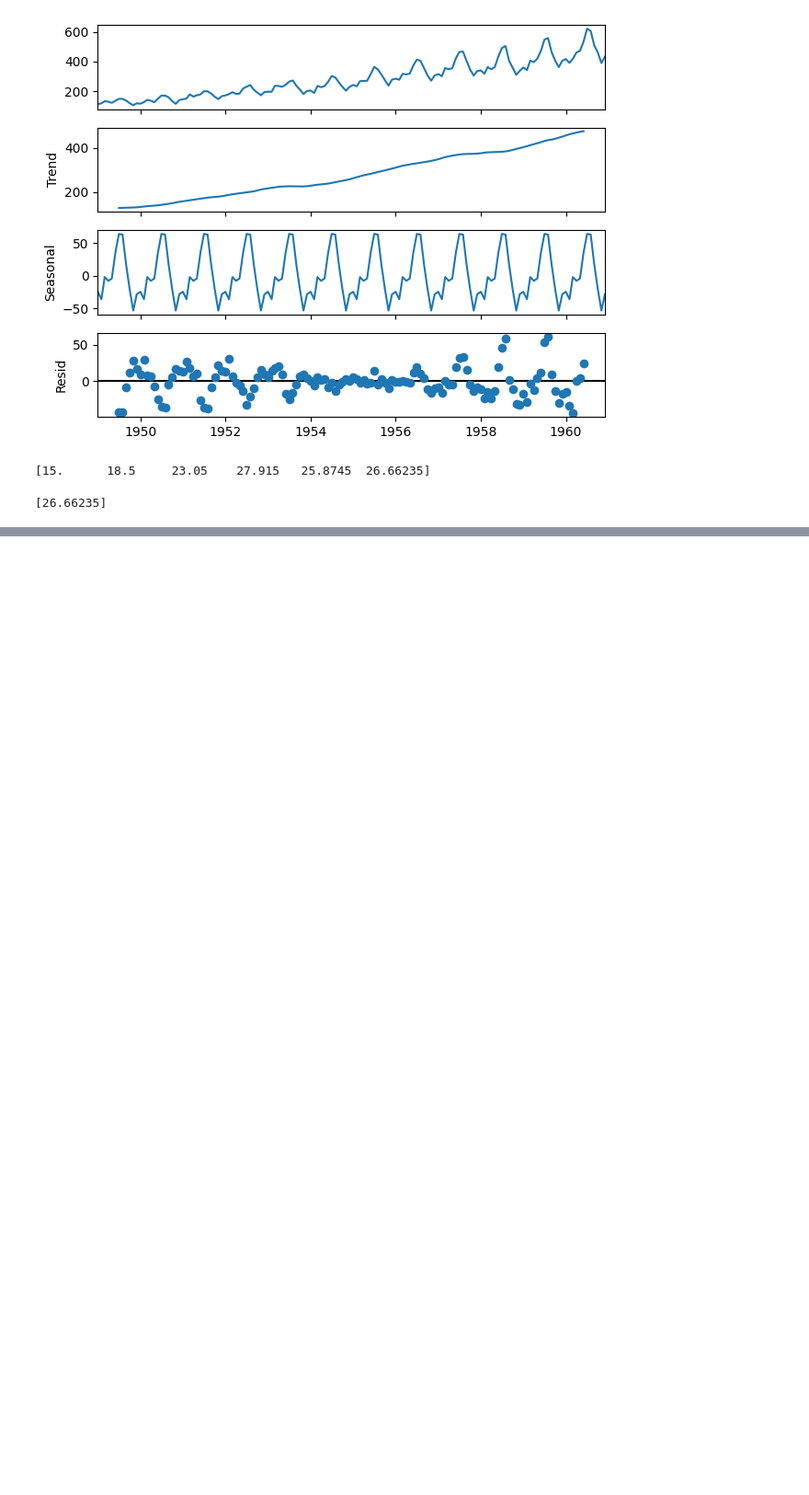
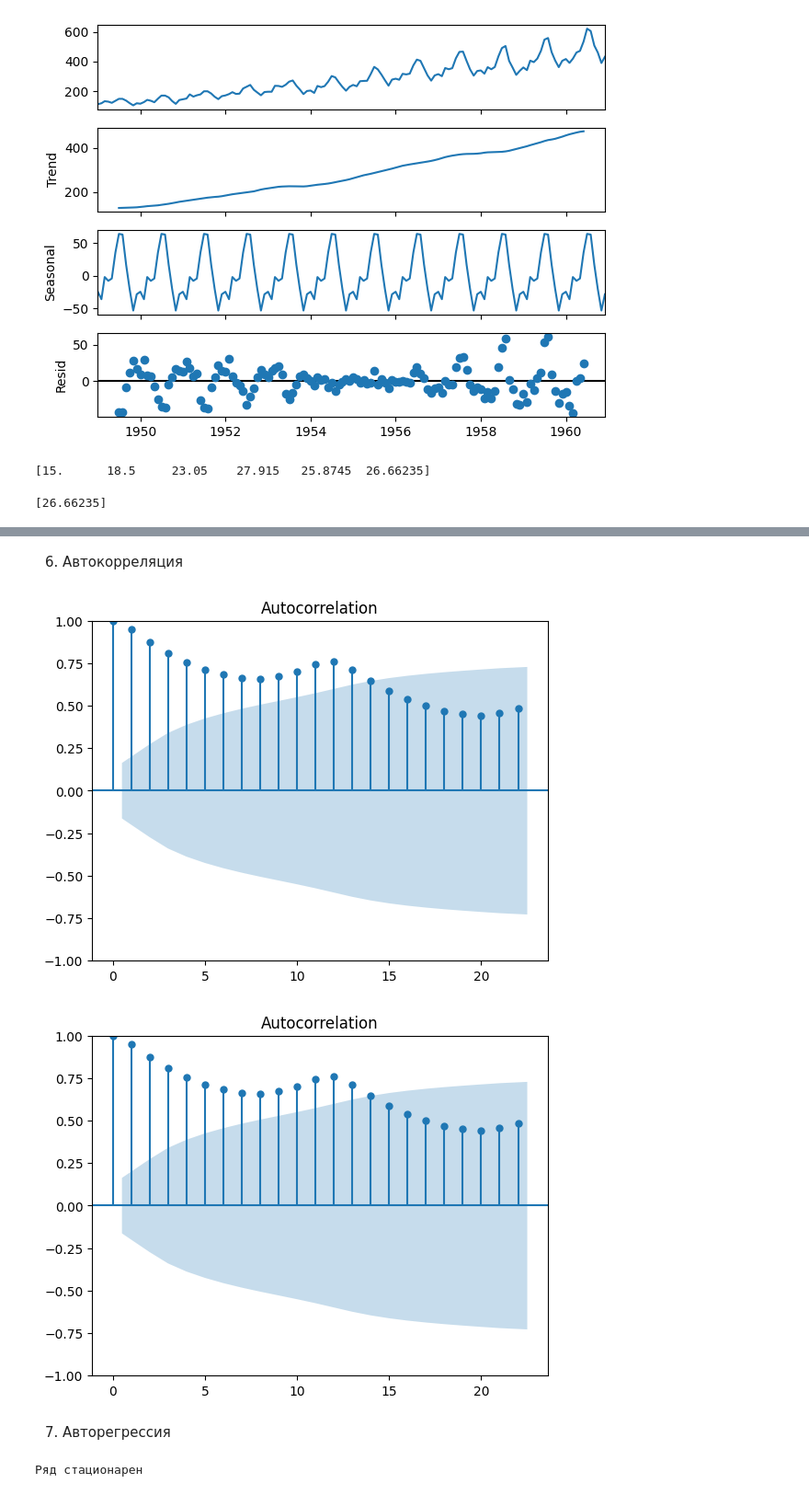
Before and after one commit to eartzhi/lessons, a Jupyter notebook: math&ml_12/math_12.ipynb, the cells around one changed output, grey strips where cells are left out. Shown at 92% size. Saved outputs shown, nothing was run; the diff lists cells and outputs as text; code cells hidden in the pictures; blank space fills up the shorter version.

```diff
--- a/math&ml_12/math_12.ipynb
+++ b/math&ml_12/math_12.ipynb
@@ -95,2 +95,13 @@ p-value:  1.5472400091969005e-23
 Critical values:  {'1%': -3.44880082033912, '5%': -2.869670179576637, '10%': -2.5711012838861036}
 ряд стационарен
+# %% [markdown]
+6. Автокорреляция
+# %%
+from statsmodels.graphics.tsaplots import plot_acf
+df = pd.read_csv("data/AirPassengers.zip", index_col='Month', parse_dates=['Month'])
+plot_acf(df)
+# %% [output]
+[figure, added]
+[figure, added]
+# %% [markdown]
+7. Авторегрессия
@@ -96,0 +115,11 @@ Critical values:  {'1%': -3.44880082033912, '5%': -2.869670179576637, '10%': -2.
+# %%
+from statsmodels.tsa.stattools import adfuller
+
+result = adfuller(df['Consumption'].values)
+
+if result[0] > result[4]['5%']:
+    print ('Ряд нестационарен')
+else:
+    print ('Ряд стационарен')
+# %% [output]
+Ряд стационарен
```
Also changed, not shown: parts of 6 cells of this notebook, 3 other files.
